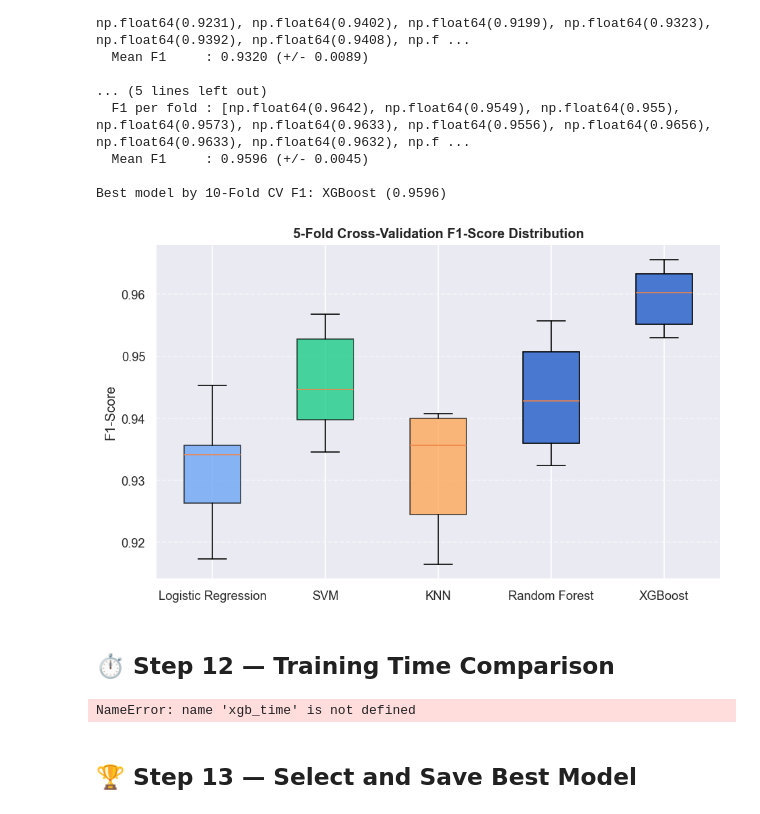
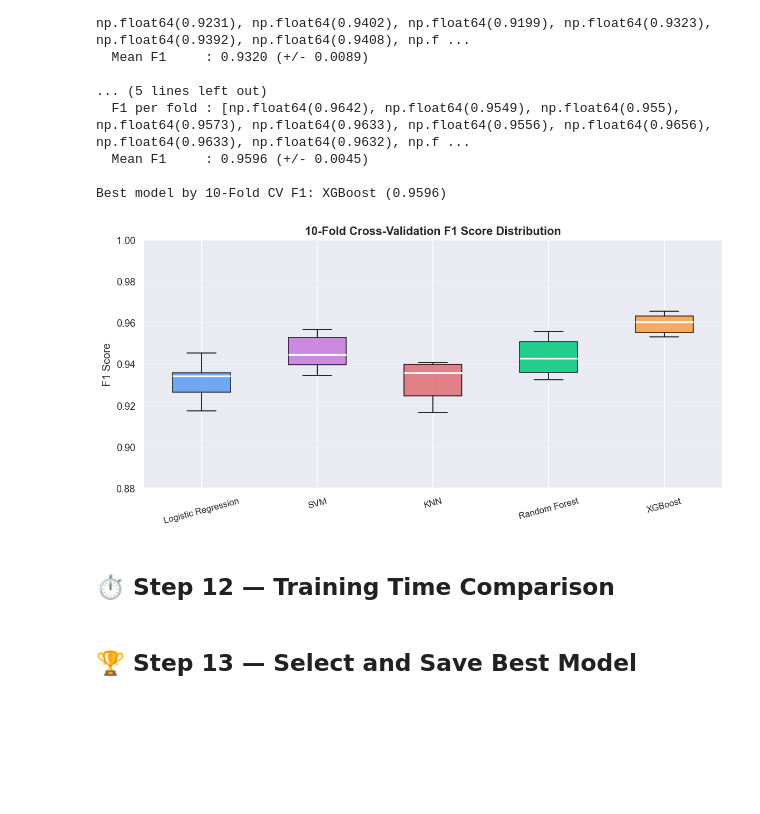
Before and after one commit to Celestia2006/phishing-detection, a Jupyter notebook: notebooks/train_models.ipynb, the cells around one changed output. Cells and saved outputs as stored; diff of their text form; code cells hidden in the pictures; blank space fills up the shorter version.

```diff
--- a/notebooks/train_models.ipynb
+++ b/notebooks/train_models.ipynb
@@ -425,26 +418,30 @@ KNN:
 
 Best model by 10-Fold CV F1: XGBoost (0.9596)
 # %%
-# Cross-validation box plot
-fig, ax = plt.subplots(figsize=(8, 5))
-cv_data   = list(cv_results.values())
-cv_labels = list(cv_results.keys())
-colors    = ['#5a9cf5', '#00c97a', '#ff9f43']
+colors = ['#5a9cf5', '#c678dd', '#e06c75', '#00c97a', '#ff9f43']
 
-bp = ax.boxplot(cv_data, patch_artist=True, notch=False, vert=True)
+fig, ax = plt.subplots(figsize=(10, 5))
+bp = ax.boxplot(
+    list(cv_results.values()),
+    patch_artist=True,
+    notch=False,
+    medianprops=dict(color='white', linewidth=2)
+)
 for patch, color in zip(bp['boxes'], colors):
     patch.set_facecolor(color)
-    patch.set_alpha(0.7)
+    patch.set_alpha(0.85)
 
-ax.set_xticklabels(cv_labels)
-ax.set_ylabel('F1-Score')
-ax.set_title('5-Fold Cross-Validation F1-Score Distribution', fontsize=12, fontweight='bold')
-ax.yaxis.grid(True, linestyle='--', alpha=0.5)
+ax.set_xticklabels(list(cv_results.keys()), fontsize=10, rotation=15)
+ax.set_ylabel('F1 Score', fontsize=12)
+ax.set_title('10-Fold Cross-Validation F1 Score Distribution', fontsize=13, fontweight='bold')
+ax.set_ylim(0.88, 1.0)
+ax.grid(axis='y', alpha=0.3)
 
 plt.tight_layout()
+plt.savefig('fig3_4_cv_boxplot.png', dpi=150, bbox_inches='tight')
 plt.show()
 # %% [output]
-[figure, old version]
+[figure, new version]
 # %% [markdown]
 ## ⏱️ Step 12 — Training Time Comparison
 # %%
@@ -455,15 +452,12 @@ colors_t = ['#5a9cf5', '#c678dd', '#e06c75', '#00c97a', '#ff9f43']
 fig, ax = plt.subplots(figsize=(9, 4))
 bars = ax.barh(labels, times, color=colors_t, alpha=0.85, edgecolor='white')
 for bar, t in zip(bars, times):
-    ax.text(bar.get_width() + 0.01, bar.get_y() + bar.get_height()/2,
-            f'{t:.2f}s', va='center', fontsize=10)
+    ax.text(bar.get_width() + 0.01, bar.get_y() + bar.get_height()/2, f'{t:.2f}s', va='center', fontsize=10)
 ax.set_xlabel('Training Time (seconds)')
 ax.set_title('Training Time — All Models', fontsize=13, fontweight='bold')
 ax.invert_yaxis()
 plt.tight_layout()
 plt.show()
-# %% [output]
-NameError: name 'xgb_time' is not defined
 # %% [markdown]
 ## 🏆 Step 13 — Select and Save Best Model
 # %%
```
Also changed, not shown: parts of 6 cells of this notebook, 11 other files.
